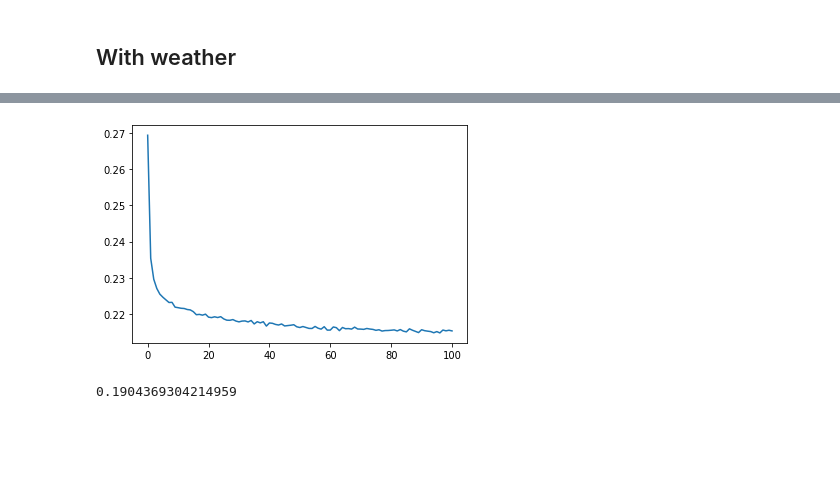
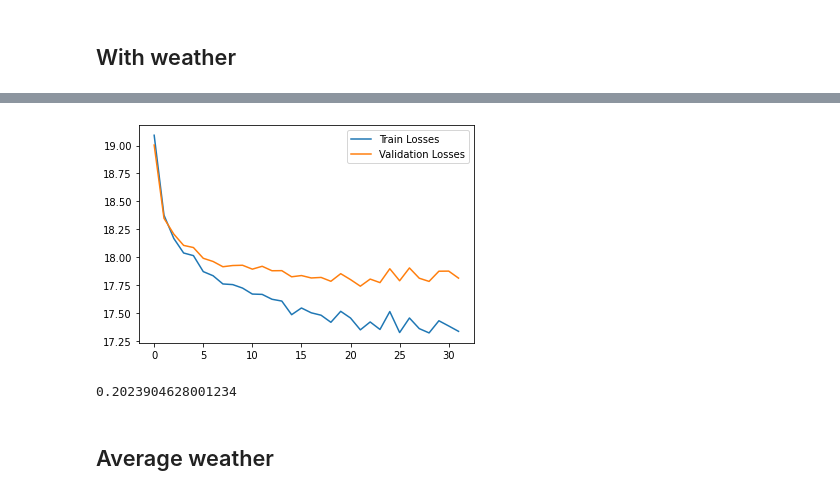
Before and after one commit to Bogeluno/GNN_Thesis, a Jupyter notebook: models/SimpleNN.ipynb, the cells around one changed output, grey strips where cells are left out. Drawn from its saved outputs; the diff is of its cells as text; code cells hidden in the pictures; blank space fills up the shorter version.

Commit message:
more weather

```diff
--- a/models/SimpleNN.ipynb
+++ b/models/SimpleNN.ipynb
@@ -438,13 +428,13 @@ class Net(nn.Module):
             nn.Linear(269,128),
             nn.ReLU(nn.BatchNorm1d(128)),
             nn.Dropout(0.5),
+            nn.Linear(128,128),
+            nn.ReLU(nn.BatchNorm1d(128)),
+            nn.Dropout(0.5),
             nn.Linear(128,64),
             nn.ReLU(nn.BatchNorm1d(64)),
             nn.Dropout(0.5),
-            nn.Linear(64,32),
-            nn.ReLU(nn.BatchNorm1d(32)),
-            nn.Dropout(0.5),
-            nn.Linear(32,1),
+            nn.Linear(64,1),
         )
 
         self.seq.apply(init_weights)
@@ -677,7 +691,7 @@ criterion = nn.MSELoss(reduction = 'mean')
 # %%
 # setting hyperparameters and gettings epoch sizes
 batch_size = 4084
-num_epochs = 101
+num_epochs = 121
 num_samples_train = X_train.shape[0]
 num_batches_train = num_samples_train // batch_size
 num_samples_valid = X_val.shape[0]
@@ -688,14 +702,17 @@ train_r2, train_loss = [], []
 valid_r2, valid_loss = [], []
 test_acc, test_loss = [], []
 cur_loss = 0
-losses = []
+train_losses = []
+val_losses = []
 
 get_slice = lambda i, size: range(i * size, (i + 1) * size)
+
+early_stopping = EarlyStopping(patience=10, verbose=False)
 
 for epoch in range(num_epochs):
     # Forward -> Backprob -> Update params
     ## Train
-    cur_loss = 0
+    cur_loss_train = []
     net.train()
     for i in range(num_batches_train):
         optimizer.zero_grad()
@@ -708,8 +725,8 @@ for epoch in range(num_epochs):
         batch_loss.backward()
         optimizer.step()
 
-        cur_loss += batch_loss
-    losses.append(cur_loss / batch_size)
+        #cur_loss_train.append(batch_loss.item())
+    #train_losses.append(np.mean(cur_loss_train))
 
     net.eval()
     ### Evaluate training
@@ -723,8 +740,12 @@ for epoch in range(num_epochs):
         train_targs += list(y_train[slce].numpy())
         train_preds += list(preds.data.numpy())
 
+        cur_loss_train.append(criterion(output, y_train[slce]).item())
+    train_losses.append(np.mean(cur_loss_train))
+
     ### Evaluate validation
     val_preds, val_targs = [], []
+    cur_loss_val = []
     for i in range(num_batches_valid):
         slce = get_slice(i, batch_size)
 
@@ -733,6 +754,10 @@ for epoch in range(num_epochs):
         val_targs += list(y_val[slce].numpy())
         val_preds += list(preds.data.numpy())
 
+        cur_loss_val.append(criterion(output, y_val[slce]).item())
+
+    val_losses.append(np.mean(cur_loss_val))
+
 
     train_r2_cur = r2_score(train_targs, train_preds)
     valid_r2_cur = r2_score(val_targs, val_preds)
@@ -740,9 +765,17 @@ for epoch in range(num_epochs):
     train_r2.append(train_r2_cur)
     valid_r2.append(valid_r2_cur)
 
+    # EarlyStopping
+    early_stopping(val_losses[-1], net)
+    if early_stopping.early_stop:
+        print("Early stopping")
+        print("Epoch %2i: Train Loss %f , Valid Loss %f , Train R2 %f, Valid R2 %f" % (
+            epoch+1, train_losses[-1], val_losses[-1], train_r2_cur, valid_r2_cur))
+        break
+
     if epoch % 10 == 0:
-        print("Epoch %2i : Train Loss %f , Train acc %f, Valid acc %f" % (
-                epoch+1, losses[-1], train_r2_cur, valid_r2_cur))
+        print("Epoch %2i: Train Loss %f , Valid Loss %f ,Train R2 %f, Valid R2 %f" % (
+                epoch+1, train_losses[-1], val_losses[-1],train_r2_cur, valid_r2_cur))
 
 epoch = np.arange(len(train_r2))
 plt.figure()
@@ -766,7 +796,10 @@ Epoch 101 : Train Loss 0.215359 , Train acc 0.222144, Valid acc 0.187701
 # %%
-plt.plot([x.detach() for x in losses])
+plt.plot(epoch, [x for x in train_losses], [x for x in val_losses])
+plt.legend(['Train Losses','Validation Losses'])
 plt.show()
 print(r2_score(y_test.detach().numpy()[:,0],net.forward(X_test).detach().numpy()[:,0]))
 # %% [output]
-[figure, old version]
+[figure, new version]
-0.1904369304214959
+0.2023904628001234
+# %% [markdown]
+## Average weather
```
Also changed, not shown: parts of 48 cells of this notebook, 1 other file.
